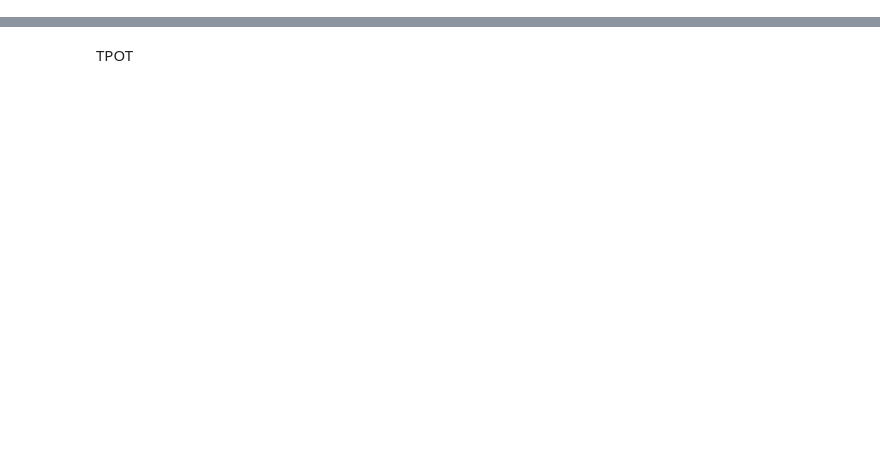
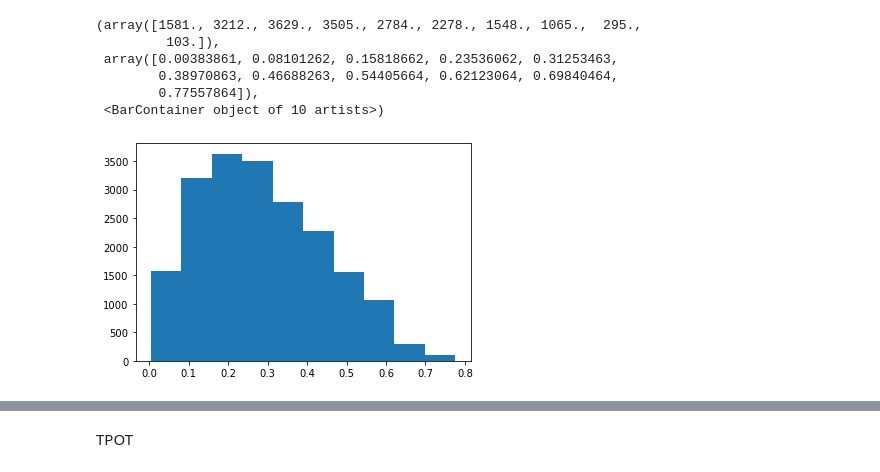
Before and after one commit to SalahMah1/finance_project_hec, a Jupyter notebook: proba_pred.ipynb, the cells around one changed output, grey strips where cells are left out. Saved outputs shown, nothing was run; the diff lists cells and outputs as text; code cells hidden in the pictures; blank space fills up the shorter version.

```diff
--- a/proba_pred.ipynb
+++ b/proba_pred.ipynb
@@ -89,0 +312,31 @@ clf1.predict(X_test1).sum()
+# %%
+f1_s_lgb = []
+score_s_lgb = []
+predicted_length_lgb = []
+accuracy_lgb = []
+# auc_s_lgb = []
+
+lst_i = range(40, 50)
+for i in lst_i:
+    print('iteration ', i)
+    k = i/100
+    oversample1 = BorderlineSMOTE(sampling_strategy=k)
+    Xo_1, yo_1 = oversample1.fit_resample(X_train1, y_train1)
+
+    clf1_o = lgb.LGBMClassifier(random_state=42).fit(Xo_1, yo_1)
+
+    f1_s_lgb.append(f1_score(y_test1, clf1_o.predict(X_test1), average='macro'))
+    # auc_s_gxboost.append(auc(y_test1, clf1_o.predict(X_test1)))
+
+    score_s_lgb.append(clf1_o.score(Xo_1, yo_1))
+    predicted_length_lgb.append(clf1_o.predict(X_test1).sum())
+    accuracy_lgb.append(accuracy_score(y_test1, clf1_o.predict(X_test1)))
+
+plt.plot(lst_i, f1_s_lgb)
+plt.plot(lst_i, score_s_lgb)
+plt.plot(lst_i, accuracy_lgb)
+# plt.plot(lst_i, predicted_length_lgb)
+plt.legend(['f1_score', 'Score', 'Accuracy'])
+plt.title('LGBM')
+
+plt.show()
@@ -89,0 +441,13 @@ clf1.predict(X_test1).sum()
+# %%
+probas1 = [x[1] for x in probas]
+probas0 = [x[0] for x in probas]
+counts, bins = np.histogram(probas0)
+plt.hist(probas1)
+# %% [output]
+(array([1581., 3212., 3629., 3505., 2784., 2278., 1548., 1065.,  295.,
+         103.]),
+ array([0.00383861, 0.08101262, 0.15818662, 0.23536062, 0.31253463,
+        0.38970863, 0.46688263, 0.54405664, 0.62123064, 0.69840464,
+        0.77557864]),
+ <BarContainer object of 10 artists>)
+[figure, added]
```
Also changed, not shown: parts of 36 cells of this notebook, 2 other files.
